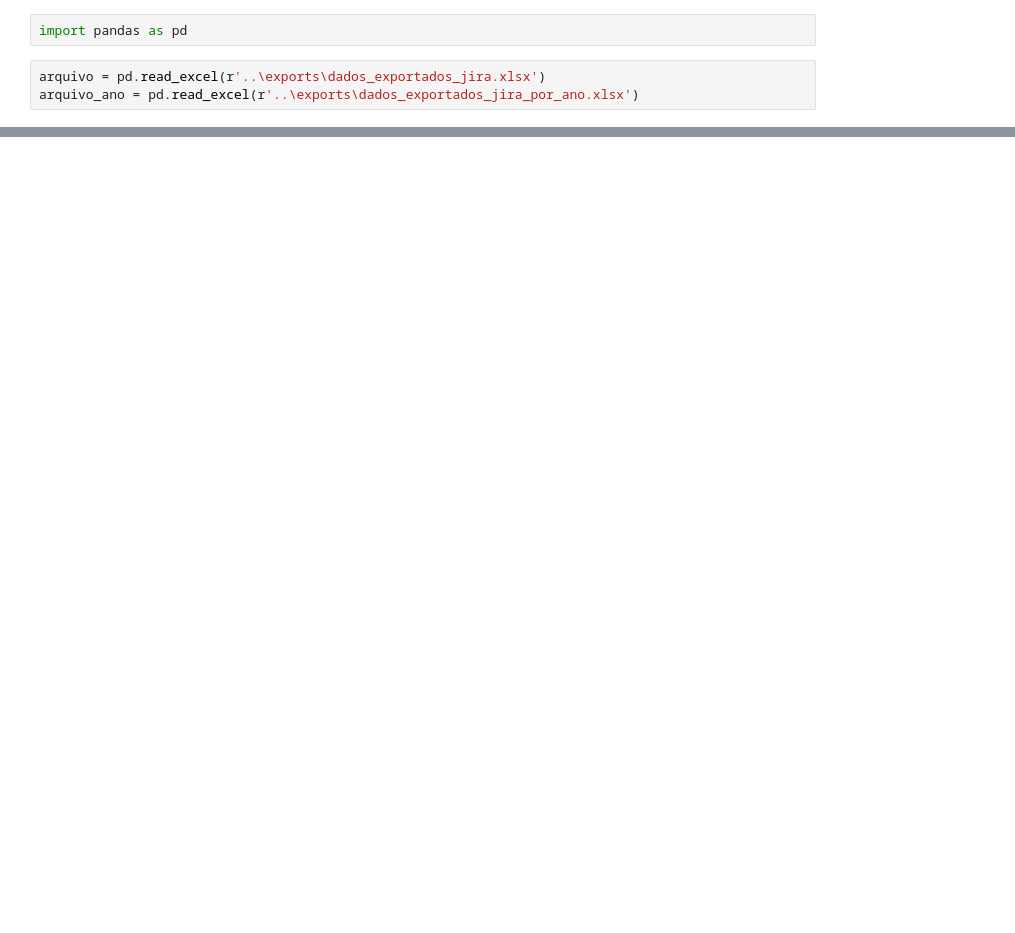
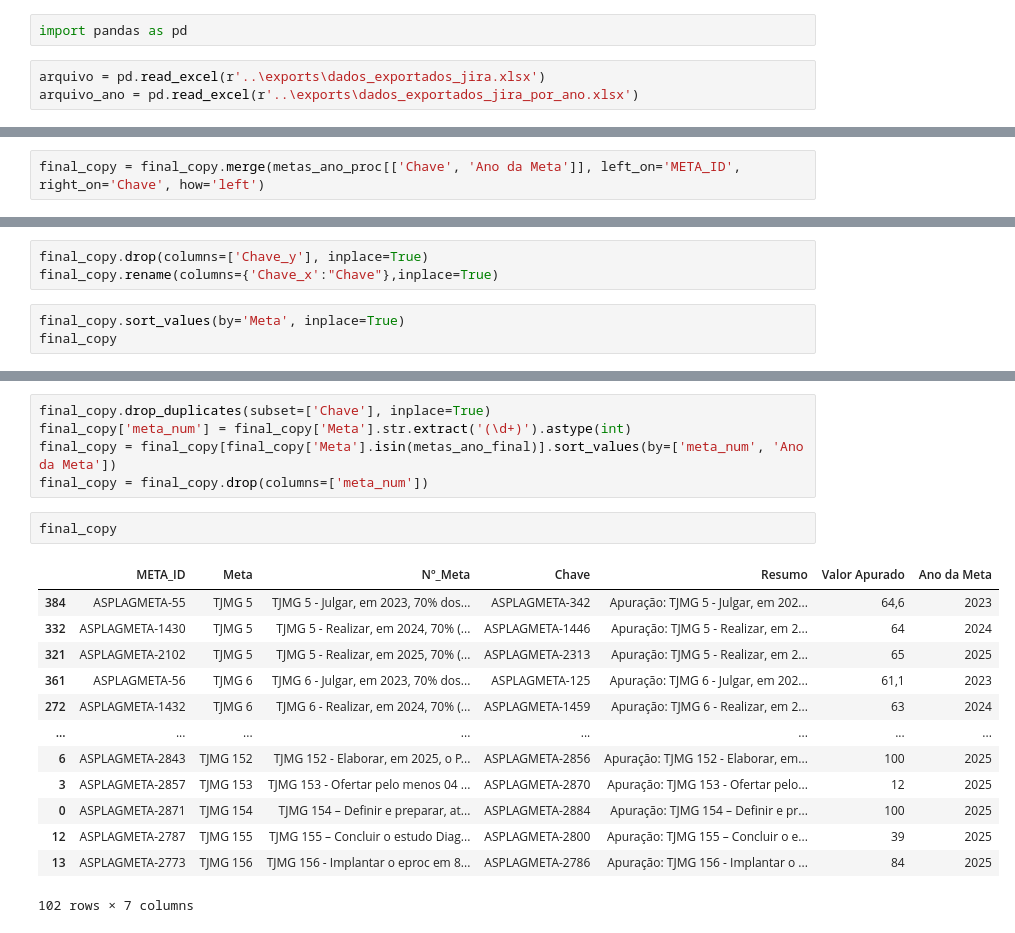
Before and after one commit to DanEl23/tjmg_relatorio_diagnostico, a Jupyter notebook: Notebooks/tratamento.ipynb, the cells around one changed output, grey strips where cells are left out. Saved outputs shown, nothing was run; the diff lists cells and outputs as text; blank space fills up the shorter version.

Commit message:
Finalização do notebook de tratamento das metas institucionais

```diff
--- a/Notebooks/tratamento.ipynb
+++ b/Notebooks/tratamento.ipynb
@@ -64,0 +96,2 @@ arquivo_ano
+# %%
+final_copy = final_copy.merge(metas_ano_proc[['Chave', 'Ano da Meta']], left_on='META_ID', right_on='Chave', how='left')
@@ -64,0 +111,6 @@ arquivo_ano
+# %%
+final_copy.drop(columns=['Chave_y'], inplace=True)
+final_copy.rename(columns={'Chave_x':"Chave"},inplace=True)
+# %%
+final_copy.sort_values(by='Meta', inplace=True)
+final_copy
@@ -64,0 +131,21 @@ arquivo_ano
+# %%
+final_copy.drop_duplicates(subset=['Chave'], inplace=True)
+final_copy['meta_num'] = final_copy['Meta'].str.extract('(\d+)').astype(int)
+final_copy = final_copy[final_copy['Meta'].isin(metas_ano_final)].sort_values(by=['meta_num', 'Ano da Meta'])
+final_copy = final_copy.drop(columns=['meta_num'])
+# %%
+final_copy
+# %% [output]
+|  | META_ID | Meta | Nº_Meta | Chave | Resumo | Valor Apurado | Ano da Meta |
+| 384 | ASPLAGMETA-55 | TJMG 5 | TJMG 5 - Julgar, em 2023, 70% dos... | ASPLAGMETA-342 | Apuração: TJMG 5 - Julgar, em 202... | 64,6 | 2023 |
+| 332 | ASPLAGMETA-1430 | TJMG 5 | TJMG 5 - Realizar, em 2024, 70% (... | ASPLAGMETA-1446 | Apuração: TJMG 5 - Realizar, em 2... | 64 | 2024 |
+| 321 | ASPLAGMETA-2102 | TJMG 5 | TJMG 5 - Realizar, em 2025, 70% (... | ASPLAGMETA-2313 | Apuração: TJMG 5 - Realizar, em 2... | 65 | 2025 |
+| 361 | ASPLAGMETA-56 | TJMG 6 | TJMG 6 - Julgar, em 2023, 70% dos... | ASPLAGMETA-125 | Apuração: TJMG 6 - Julgar, em 202... | 61,1 | 2023 |
+| 272 | ASPLAGMETA-1432 | TJMG 6 | TJMG 6 - Realizar, em 2024, 70% (... | ASPLAGMETA-1459 | Apuração: TJMG 6 - Realizar, em 2... | 63 | 2024 |
+| ... | ... | ... | ... | ... | ... | ... | ... |
+| 6 | ASPLAGMETA-2843 | TJMG 152 | TJMG 152 - Elaborar, em 2025, o P... | ASPLAGMETA-2856 | Apuração: TJMG 152 - Elaborar, em... | 100 | 2025 |
+| 3 | ASPLAGMETA-2857 | TJMG 153 | TJMG 153 - Ofertar pelo menos 04 ... | ASPLAGMETA-2870 | Apuração: TJMG 153 - Ofertar pelo... | 12 | 2025 |
+| 0 | ASPLAGMETA-2871 | TJMG 154 | TJMG 154 – Definir e preparar, at... | ASPLAGMETA-2884 | Apuração: TJMG 154 – Definir e pr... | 100 | 2025 |
+| 12 | ASPLAGMETA-2787 | TJMG 155 | TJMG 155 – Concluir o estudo Diag... | ASPLAGMETA-2800 | Apuração: TJMG 155 – Concluir o e... | 39 | 2025 |
+| 13 | ASPLAGMETA-2773 | TJMG 156 | TJMG 156 - Implantar o eproc em 8... | ASPLAGMETA-2786 | Apuração: TJMG 156 - Implantar o ... | 84 | 2025 |
+102 rows × 7 columns
```
Also changed, not shown: parts of 20 cells of this notebook.
